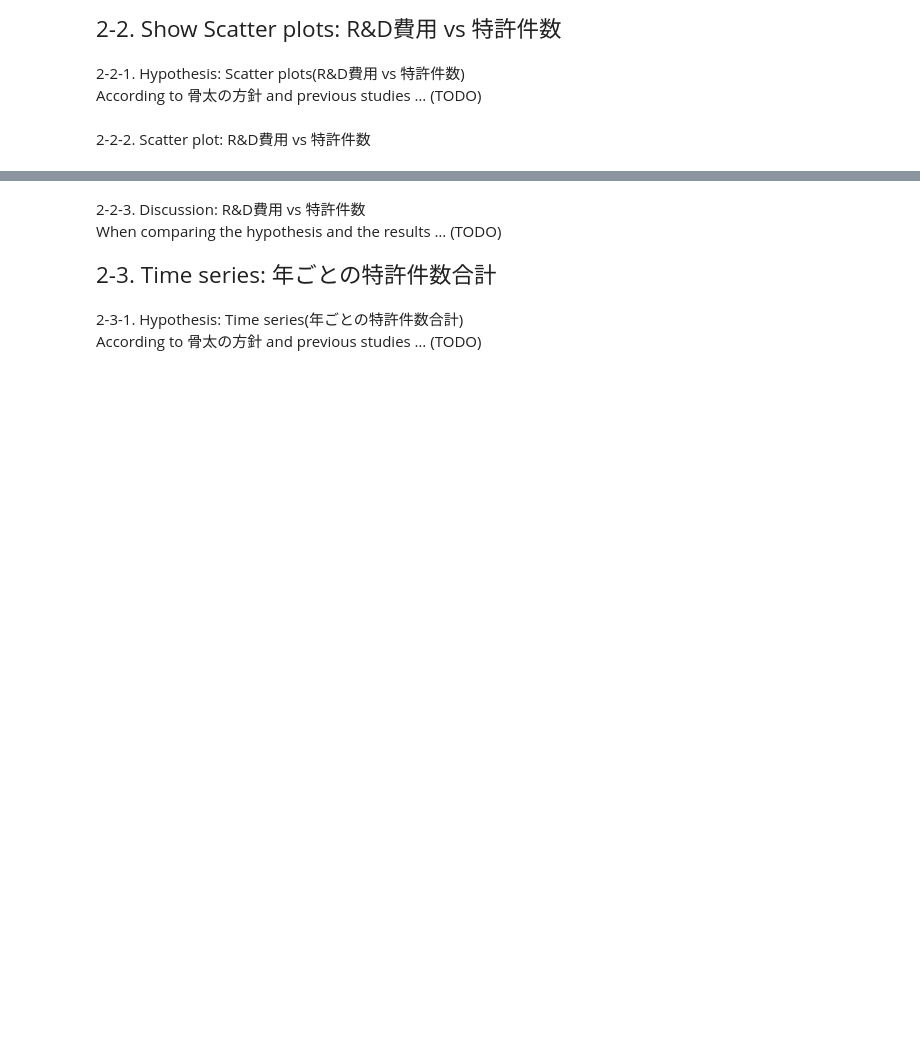
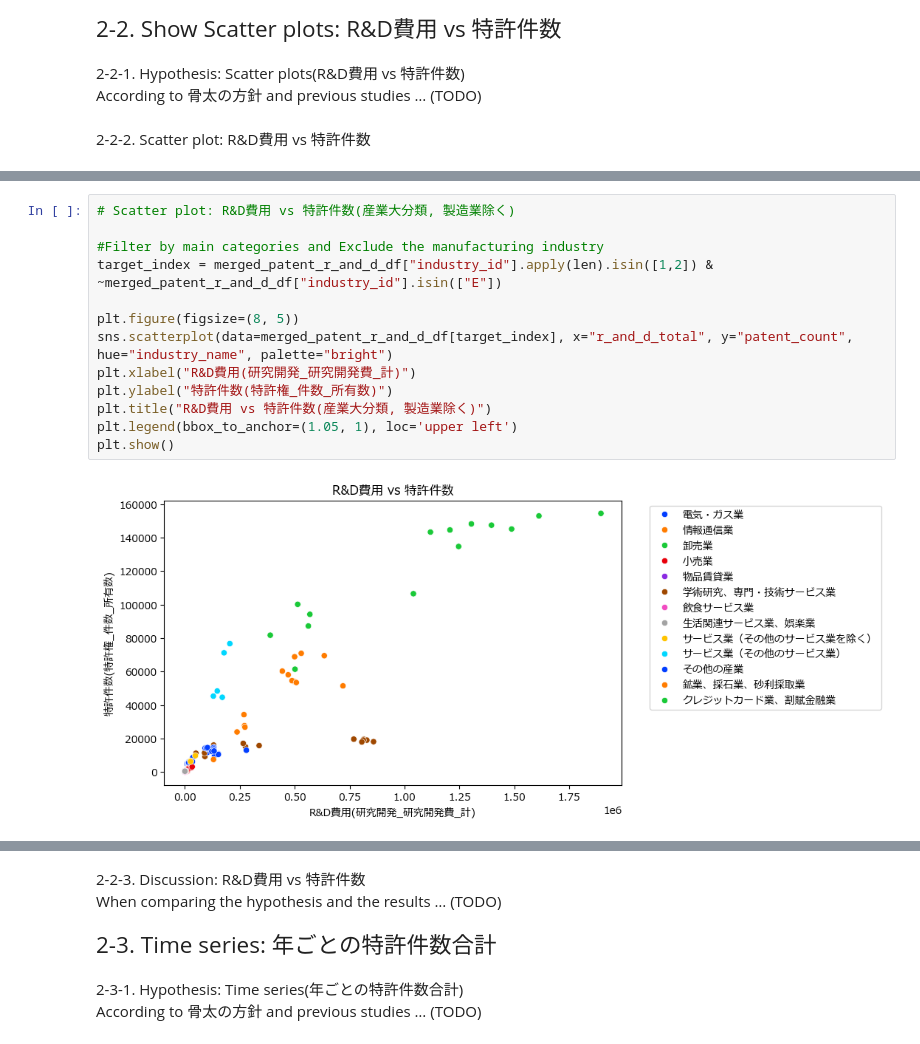
Before and after one commit to Graspp-25-Spring/graspp-25S-innovation, a Jupyter notebook: notebooks/assignment_group/Milestone2/Milestone_2.ipynb, the cells around one changed output, grey strips where cells are left out. Drawn from its saved outputs; the diff is of its cells as text; blank space fills up the shorter version.

```diff
--- a/notebooks/assignment_group/Milestone2/Milestone_2.ipynb
+++ b/notebooks/assignment_group/Milestone2/Milestone_2.ipynb
@@ -247,0 +270,15 @@ plt.show()
+# %%
+# Scatter plot: R&D費用 vs 特許件数(産業大分類, 製造業除く)
+
+#Filter by main categories and Exclude the manufacturing industry
+target_index = merged_patent_r_and_d_df["industry_id"].apply(len).isin([1,2]) & ~merged_patent_r_and_d_df["industry_id"].isin(["E"])
+
+plt.figure(figsize=(8, 5))
+sns.scatterplot(data=merged_patent_r_and_d_df[target_index], x="r_and_d_total", y="patent_count", hue="industry_name", palette="bright")
+plt.xlabel("R&D費用(研究開発_研究開発費_計)")
+plt.ylabel("特許件数(特許権_件数_所有数)")
+plt.title("R&D費用 vs 特許件数(産業大分類, 製造業除く)")
+plt.legend(bbox_to_anchor=(1.05, 1), loc='upper left')
+plt.show()
+# %% [output]
+[figure, added]
```
Also changed, not shown: parts of 6 cells of this notebook.
